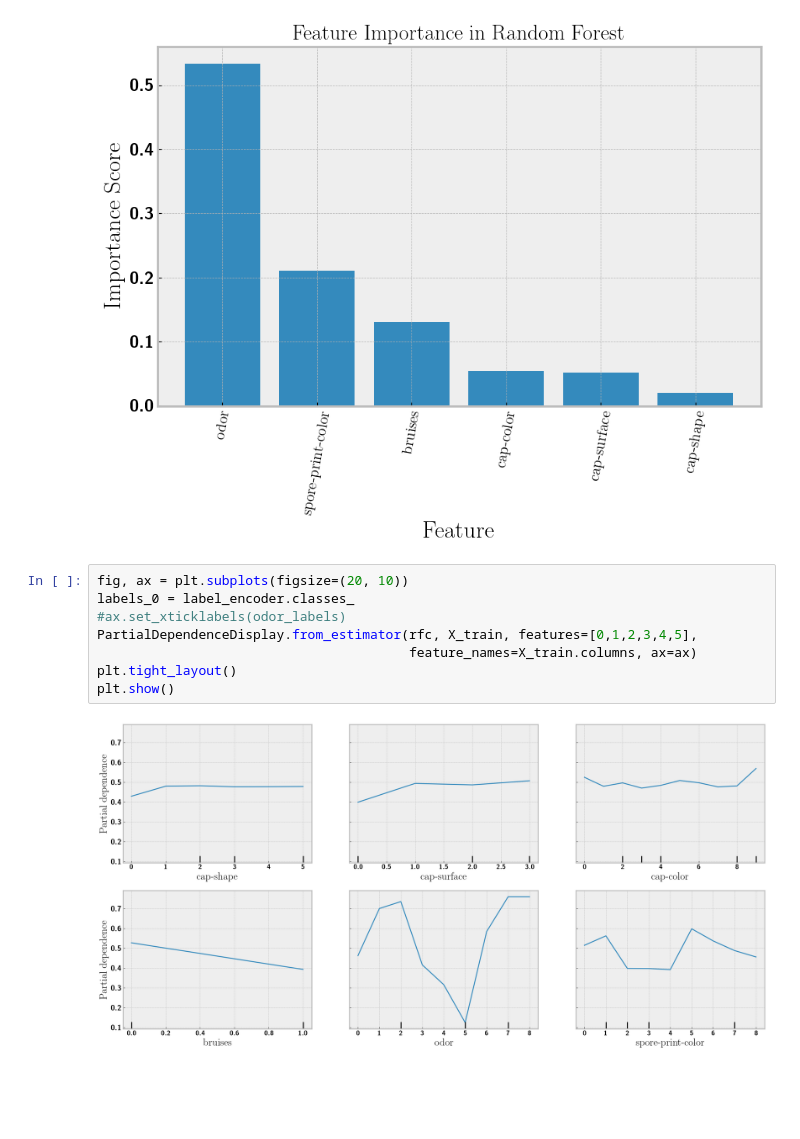
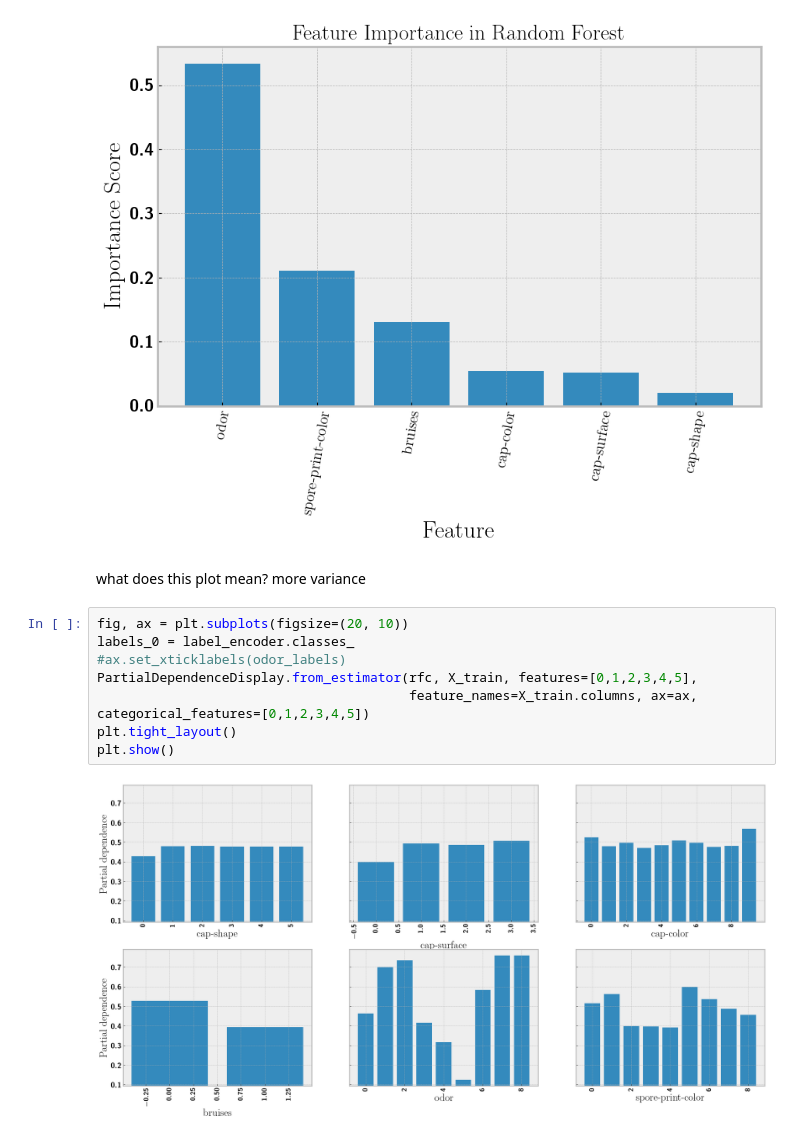
Before and after one commit to evanfrang/mushroom_classification, a Jupyter notebook: mush_class_rand_forest.ipynb, the cells around one changed output. Drawn from its saved outputs; the diff is of its cells as text; blank space fills up the shorter version.

Commit message:
changes to plot

```diff
--- a/mush_class_rand_forest.ipynb
+++ b/mush_class_rand_forest.ipynb
@@ -72,13 +74,15 @@ plt.ylabel("Importance Score")
 plt.show()
 # %% [output]
 [figure]
+# %% [markdown]
+what does this plot mean? more variance
 # %%
 fig, ax = plt.subplots(figsize=(20, 10))
 labels_0 = label_encoder.classes_
 #ax.set_xticklabels(odor_labels)
 PartialDependenceDisplay.from_estimator(rfc, X_train, features=[0,1,2,3,4,5],
-                                        feature_names=X_train.columns, ax=ax)
+                                        feature_names=X_train.columns, ax=ax, categorical_features=[0,1,2,3,4,5])
 plt.tight_layout()
 plt.show()
 # %% [output]
-[figure, old version]
+[figure, new version]
```
Also changed, not shown: parts of 1 cell of this notebook, 8 other files.
